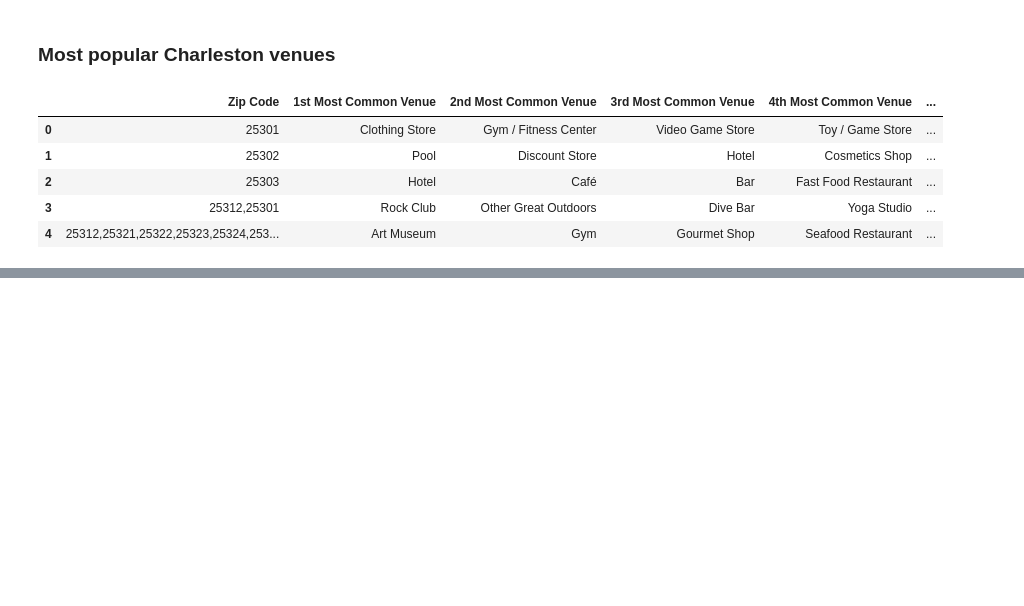
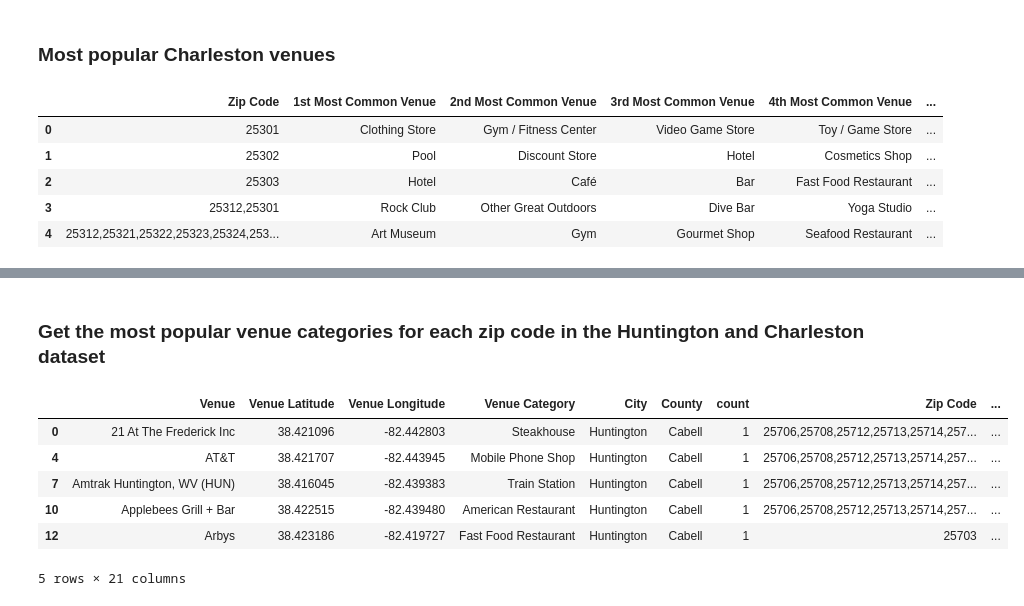
Before and after one commit to bustedware/Coursera_Capstone, a Jupyter notebook: Coursera_Capstone.ipynb, the cells around one changed output, grey strips where cells are left out. Drawn from its saved outputs; the diff is of its cells as text; code cells hidden in the pictures; blank space fills up the shorter version.

```diff
--- a/Coursera_Capstone.ipynb
+++ b/Coursera_Capstone.ipynb
@@ -332,0 +436,36 @@ map_wv[1]['most_popular'].head()
+# %% [markdown]
+### Get the most popular venue categories for each zip code in the Huntington and Charleston dataset
+# %%
+import numpy as np
+num_top_venues = 10
+indicators = ['st', 'nd', 'rd']
+columns = ['zipcode_id']
+for ind in np.arange(num_top_venues):
+    try:
+        columns.append('{}{} Most Common Venue'.format(ind+1, indicators[ind]))
+    except:
+        columns.append('{}th Most Common Venue'.format(ind+1))
+
+# one hot encoding
+dt_onehot = pd.get_dummies(huntington_and_charleston_venues[['category_id']].astype(str), prefix="", prefix_sep="")
+dt_onehot['zipcode_id'] = huntington_and_charleston_venues['zipcode_id']
+huntington_and_charleston_venues_onehot = dt_onehot.groupby('zipcode_id').mean().reset_index()
+
+# create a new dataframe
+huntington_and_charleston_venues_mostpopular = pd.DataFrame(columns=columns)
+huntington_and_charleston_venues_mostpopular['zipcode_id'] = huntington_and_charleston_venues_onehot['zipcode_id']
+for ind in np.arange(huntington_and_charleston_venues_onehot.shape[0]):
+    huntington_and_charleston_venues_mostpopular.iloc[ind, 1:] = return_most_common_venues(huntington_and_charleston_venues_onehot.iloc[ind, :], num_top_venues)
+
+huntington_and_charleston_merged = huntington_and_charleston_venues
+huntington_and_charleston_merged = huntington_and_charleston_merged.join(huntington_and_charleston_venues_mostpopular.set_index('zipcode_id'), on='zipcode_id')
+
+huntington_and_charleston_merged.head()
+# %% [output]
+|  | Venue | Venue Latitude | Venue Longitude | Venue Category | City | County | count | Zip Code | ... |
+| 0 | 21 At The Frederick Inc | 38.421096 | -82.442803 | Steakhouse | Huntington | Cabell | 1 | 25706,25708,25712,25713,25714,257... | ... |
+| 4 | AT&T | 38.421707 | -82.443945 | Mobile Phone Shop | Huntington | Cabell | 1 | 25706,25708,25712,25713,25714,257... | ... |
+| 7 | Amtrak Huntington, WV (HUN) | 38.416045 | -82.439383 | Train Station | Huntington | Cabell | 1 | 25706,25708,25712,25713,25714,257... | ... |
+| 10 | Applebees Grill + Bar | 38.422515 | -82.439480 | American Restaurant | Huntington | Cabell | 1 | 25706,25708,25712,25713,25714,257... | ... |
+| 12 | Arbys | 38.423186 | -82.419727 | Fast Food Restaurant | Huntington | Cabell | 1 | 25703 | ... |
+5 rows × 21 columns
```
Also changed, not shown: parts of 23 cells of this notebook.
